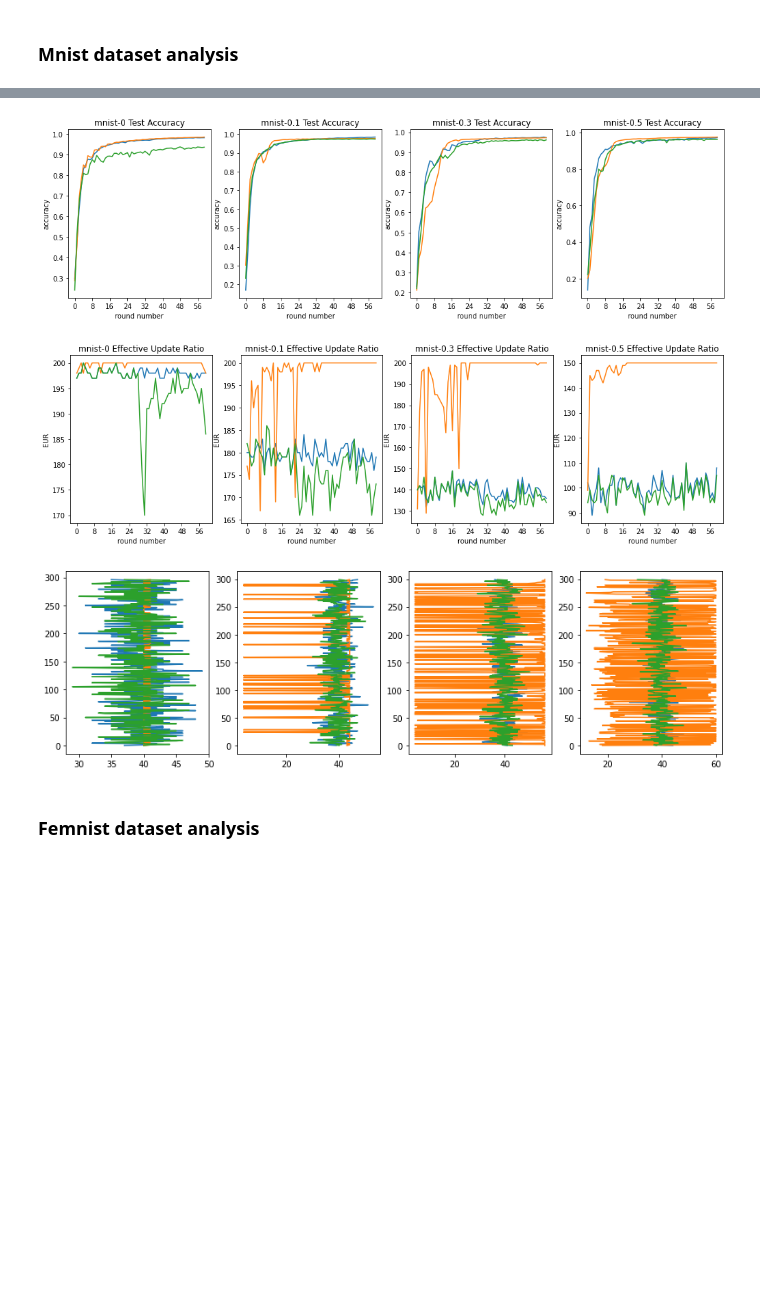
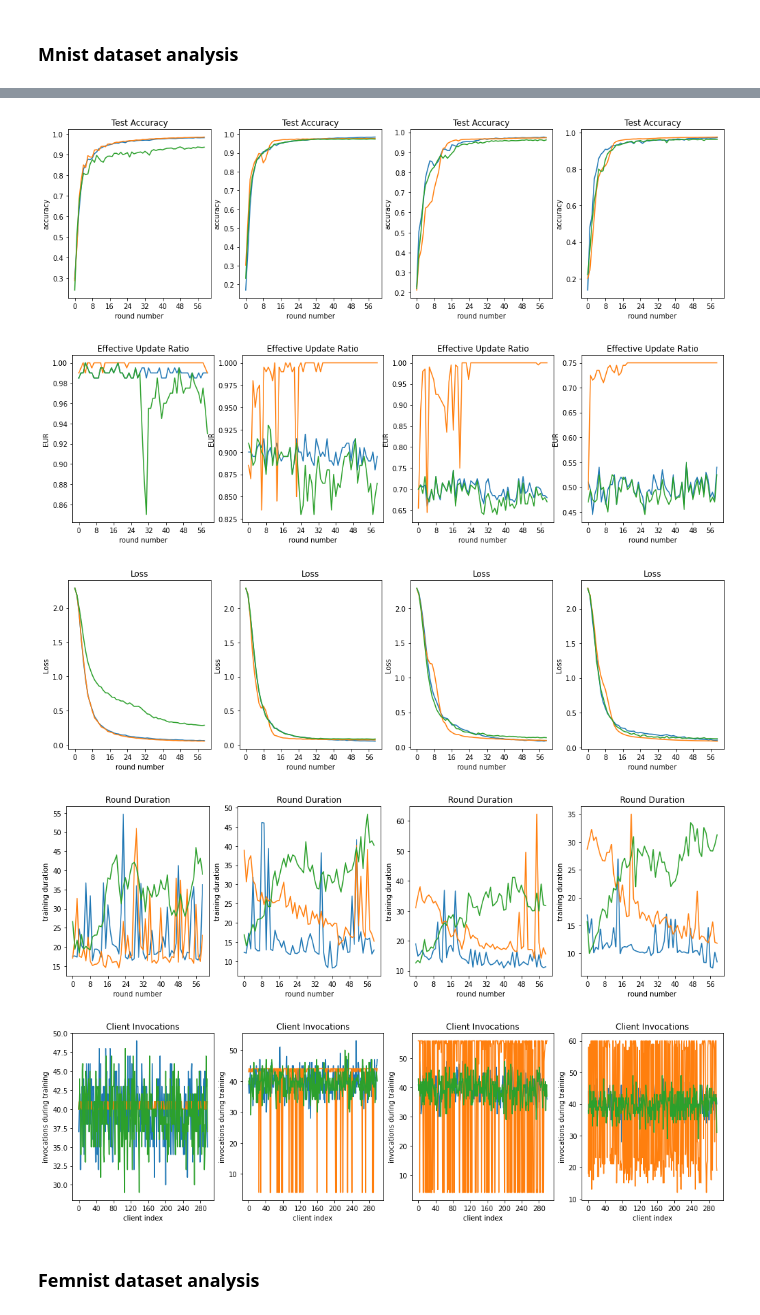
Before and after one commit to Serverless-Federated-Learning/FedLesScan, a Jupyter notebook: experiment/plots/eur_real.ipynb, the cells around one changed output, grey strips where cells are left out. Drawn from its saved outputs; the diff is of its cells as text; code cells hidden in the pictures; blank space fills up the shorter version.

Commit message:
add plots for exps

```diff
--- a/experiment/plots/eur_real.ipynb
+++ b/experiment/plots/eur_real.ipynb
@@ -121,7 +45,7 @@ EUR mean 98.81666666666666
 base_path = "../../out/real_world/mnist_dataset"
 dataset_titles = ["mnist-0","mnist-0.1","mnist-0.3","mnist-0.5"]
 
-path_normals = [f'{base_path}/mnist-0',f'{base_path}/mnist-0.1',f'{base_path}/femnist-0.3',f'{base_path}/mnist-0.5']
+path_normals = [f'{base_path}/mnist-0',f'{base_path}/mnist-0.1',f'{base_path}/mnist-0.3',f'{base_path}/mnist-0.5']
 path_prox = [f'{base_path}/mnist-prox-0',f'{base_path}/mnist-prox-0.1',f'{base_path}/mnist-prox-0.3',f'{base_path}/mnist-prox-0.5']
 
 path_enhanced = [f'{base_path}/mnist-enhanced-0',f'{base_path}/mnist-enhanced-0.1',f'{base_path}/mnist-enhanced-0.3',f'{base_path}/mnist-enhanced-0.5']
@@ -149,6 +73,8 @@ EUR mean 98.08333333333333
-[figure, old version]
+[figure, new version]
-[figure, old version]
+[figure, new version]
-[figure, old version]
+[figure, new version]
+[figure, added]
+[figure, added]
 # %% [markdown]
 ### Femnist dataset analysis
 # %%
```
Also changed, not shown: parts of 7 cells of this notebook, 1 other file.
